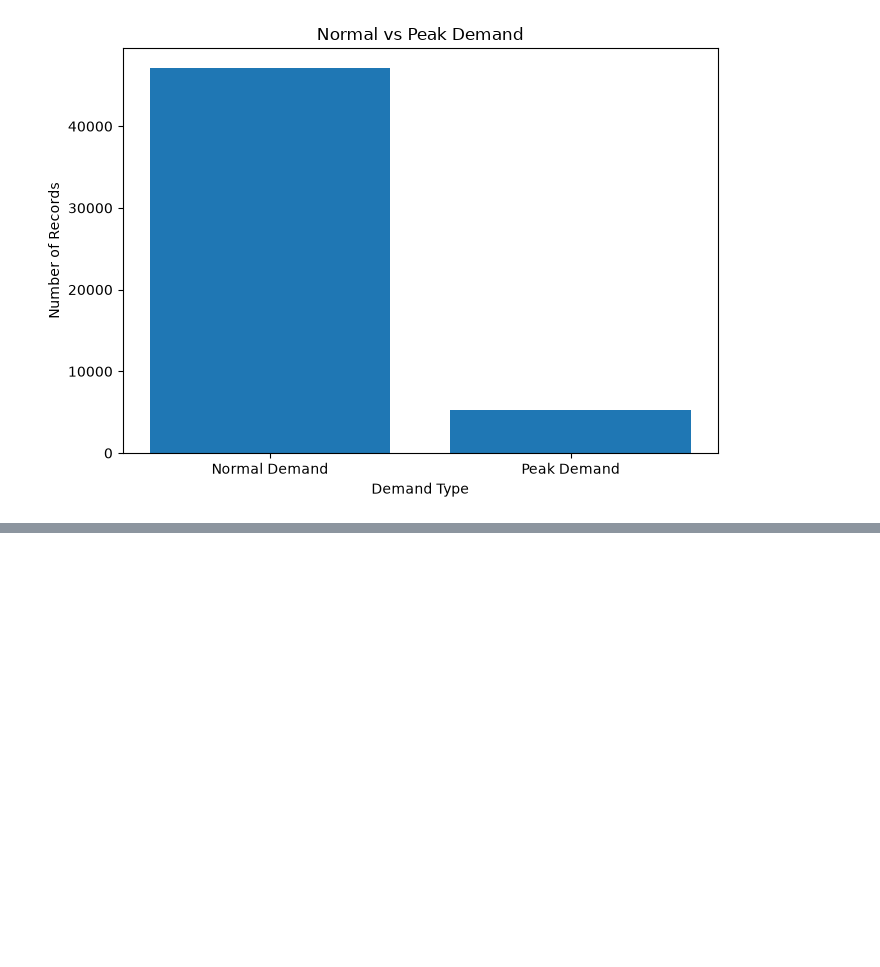
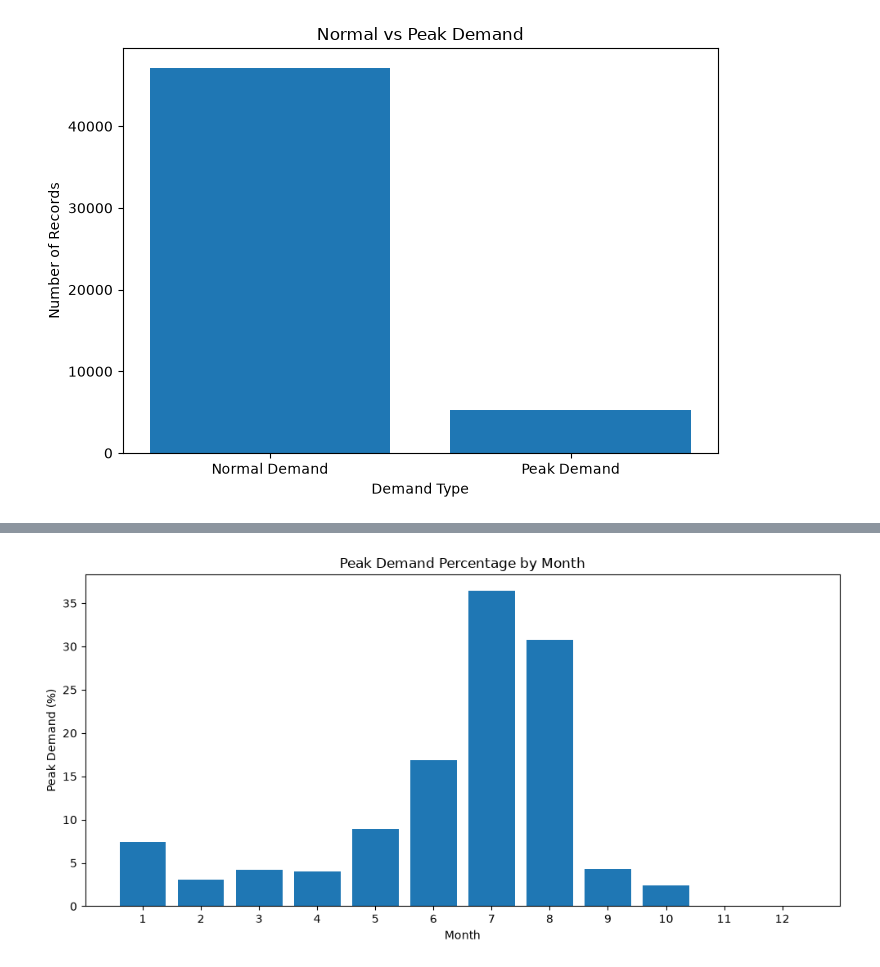
Before and after one commit to rgthimirad-cpu/-Smart-Energy-Consumption-Prediction-System, a Jupyter notebook: notebooks/peak_demand_prediction.ipynb, the cells around one changed output, grey strips where cells are left out. Drawn from its saved outputs; the diff is of its cells as text; code cells hidden in the pictures; blank space fills up the shorter version.

```diff
--- a/notebooks/peak_demand_prediction.ipynb
+++ b/notebooks/peak_demand_prediction.ipynb
@@ -322,0 +350,13 @@ plt.show()
+# %%
+# Remove the final row because it has no future target
+
+df = df.dropna(subset=["Future_Peak_Demand"])
+
+# Convert the target to integer
+
+df["Future_Peak_Demand"] = df["Future_Peak_Demand"].astype(int)
+
+print("Dataset shape:", df.shape)
+
+print("\nFuture Peak Demand distribution:")
+print(df["Future_Peak_Demand"].value_counts())
@@ -322,0 +1189,13 @@ plt.show()
+# %%
+monthly_peak_summary = df.groupby("Month")["Peak_Demand"].agg(
+    Total_Records="count",
+    Peak_Records="sum"
+)
+
+monthly_peak_summary["Peak_Percentage"] = (
+    monthly_peak_summary["Peak_Records"]
+    / monthly_peak_summary["Total_Records"]
+    * 100
+)
+
+print(monthly_peak_summary)
@@ -322,0 +1217,16 @@ plt.show()
+# %%
+plt.figure(figsize=(10, 5))
+
+plt.bar(
+    monthly_peak_summary.index.astype(str),
+    monthly_peak_summary["Peak_Percentage"]
+)
+
+plt.title("Peak Demand Percentage by Month")
+plt.xlabel("Month")
+plt.ylabel("Peak Demand (%)")
+
+plt.tight_layout()
+plt.show()
+# %% [output]
+[figure, added]
```
Also changed, not shown: parts of 59 cells of this notebook.
